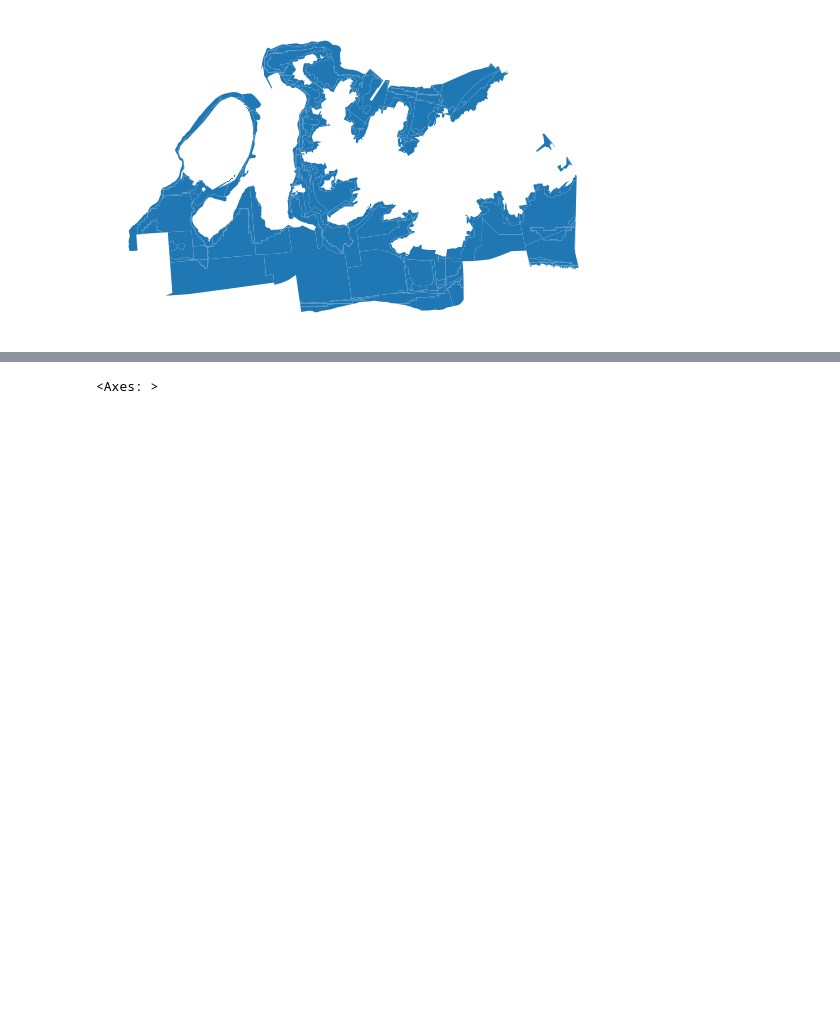
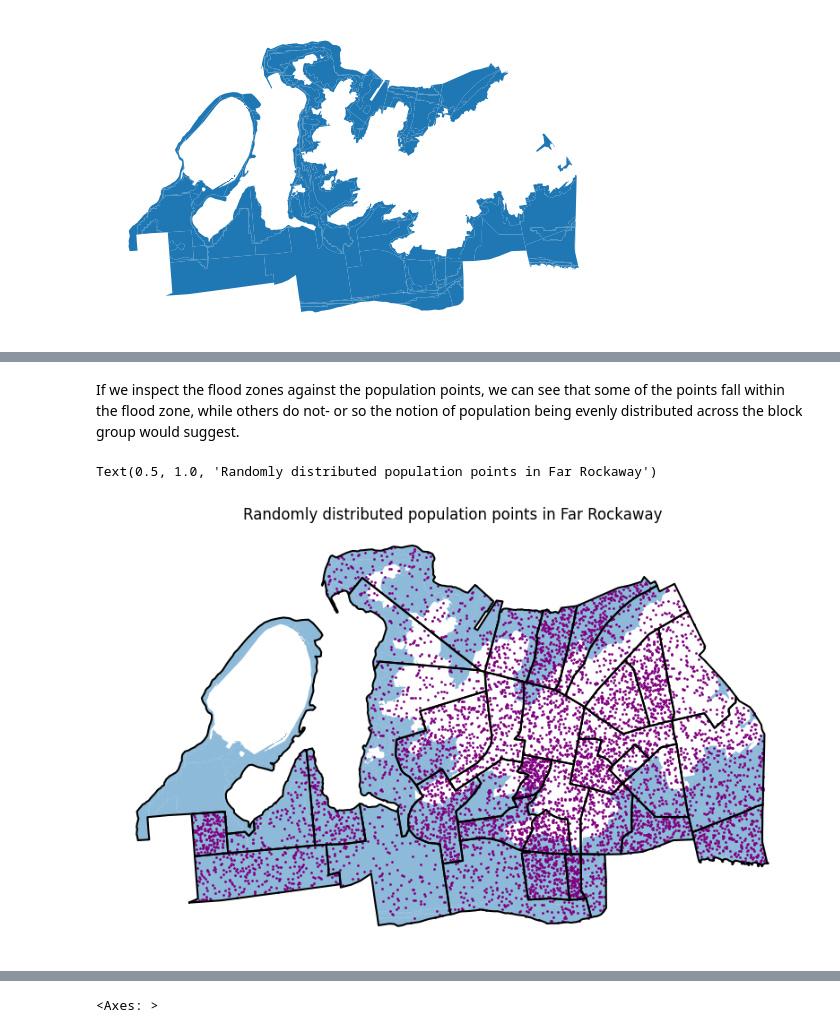
Before and after one commit to mapping-systems/cdp-mapping-systems, a Jupyter notebook: content/Tutorials/flood_vulnerability_proportional_split.ipynb, the cells around one changed output, grey strips where cells are left out. Cells and saved outputs as stored; diff of their text form; code cells hidden in the pictures; blank space fills up the shorter version.

```diff
--- a/content/Tutorials/flood_vulnerability_proportional_split.ipynb
+++ b/content/Tutorials/flood_vulnerability_proportional_split.ipynb
@@ -118,0 +123,12 @@ flood_zone_in_study_area_gdf.plot()
+# %% [markdown]
+If we inspect the flood zones against the population points, we can see that some of the points fall within the flood zone, while others do not- or so the notion of population being evenly distributed across the block group would suggest.
+# %%
+ax = flood_zone_in_study_area_gdf.plot(alpha=0.5, figsize=(10, 10))
+census_far_rockaway_gdf.boundary.plot(color="black", figsize=(10, 10), ax=ax)
+census_far_rockaway_gdf.set_geometry("pop_points").plot(
+    ax=ax, color="purple", markersize=1
+)
+ax.set_title("Randomly distributed population points in Far Rockaway")
+# %% [output]
+Text(0.5, 1.0, 'Randomly distributed population points in Far Rockaway')
+[figure, added]
```
Also changed, not shown: parts of 9 cells of this notebook.
